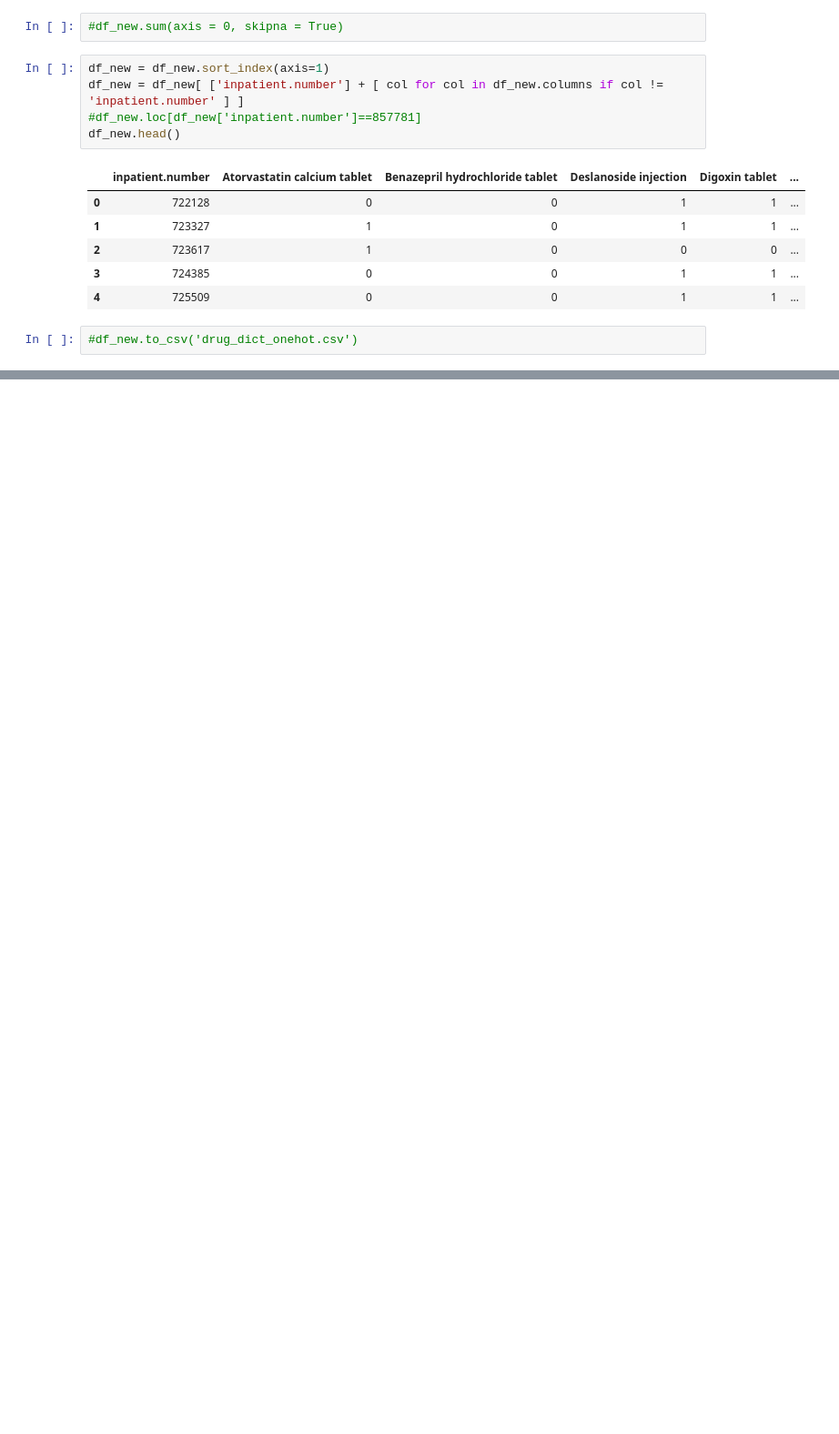
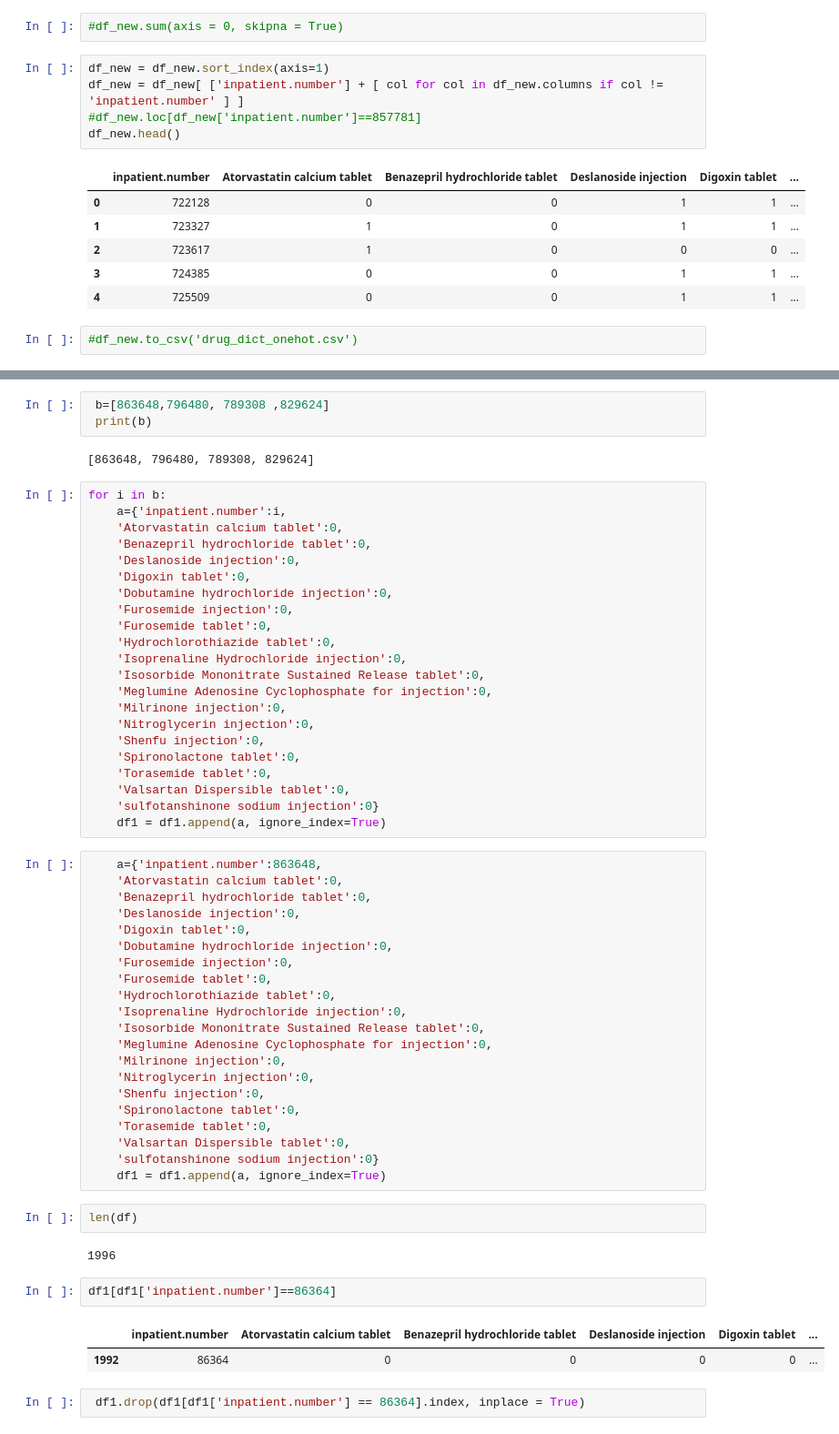
Before and after one commit to Vikram-Shenoy/Computational-Models, a Jupyter notebook: minor_proj.ipynb, the cells around one changed output, grey strips where cells are left out. Shown: that part at 91% size. Saved outputs shown, nothing was run; the diff lists cells and outputs as text; blank space fills up the shorter version.

```diff
--- a/minor_proj.ipynb
+++ b/minor_proj.ipynb
@@ -542,0 +617,59 @@ df_new.head()
+# %%
+ b=[863648,796480, 789308 ,829624]
+ print(b)
+# %% [output]
+[863648, 796480, 789308, 829624]
+# %%
+for i in b:
+    a={'inpatient.number':i,
+    'Atorvastatin calcium tablet':0,
+    'Benazepril hydrochloride tablet':0,
+    'Deslanoside injection':0,
+    'Digoxin tablet':0,
+    'Dobutamine hydrochloride injection':0,
+    'Furosemide injection':0,
+    'Furosemide tablet':0,
+    'Hydrochlorothiazide tablet':0,
+    'Isoprenaline Hydrochloride injection':0,
+    'Isosorbide Mononitrate Sustained Release tablet':0,
+    'Meglumine Adenosine Cyclophosphate for injection':0,
+    'Milrinone injection':0,
+    'Nitroglycerin injection':0,
+    'Shenfu injection':0,
+    'Spironolactone tablet':0,
+    'Torasemide tablet':0,
+    'Valsartan Dispersible tablet':0,
+    'sulfotanshinone sodium injection':0}
+    df1 = df1.append(a, ignore_index=True)
+# %%
+    a={'inpatient.number':863648,
+    'Atorvastatin calcium tablet':0,
+    'Benazepril hydrochloride tablet':0,
+    'Deslanoside injection':0,
+    'Digoxin tablet':0,
+    'Dobutamine hydrochloride injection':0,
+    'Furosemide injection':0,
+    'Furosemide tablet':0,
+    'Hydrochlorothiazide tablet':0,
+    'Isoprenaline Hydrochloride injection':0,
+    'Isosorbide Mononitrate Sustained Release tablet':0,
+    'Meglumine Adenosine Cyclophosphate for injection':0,
+    'Milrinone injection':0,
+    'Nitroglycerin injection':0,
+    'Shenfu injection':0,
+    'Spironolactone tablet':0,
+    'Torasemide tablet':0,
+    'Valsartan Dispersible tablet':0,
+    'sulfotanshinone sodium injection':0}
+    df1 = df1.append(a, ignore_index=True)
+# %%
+len(df)
+# %% [output]
+1996
+# %%
+df1[df1['inpatient.number']==86364]
+# %% [output]
+|  | inpatient.number | Atorvastatin calcium tablet | Benazepril hydrochloride tablet | Deslanoside injection | Digoxin tablet | ... |
+| 1992 | 86364 | 0 | 0 | 0 | 0 | ... |
+# %%
+ df1.drop(df1[df1['inpatient.number'] == 86364].index, inplace = True)
```
Also changed, not shown: parts of 13 cells of this notebook, 2 other files.
